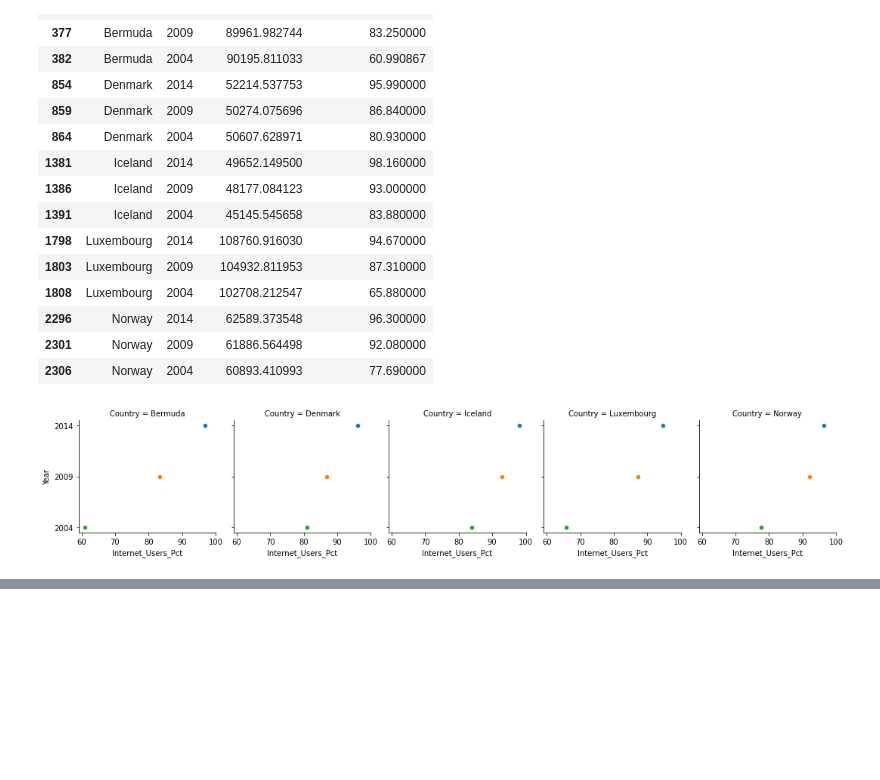
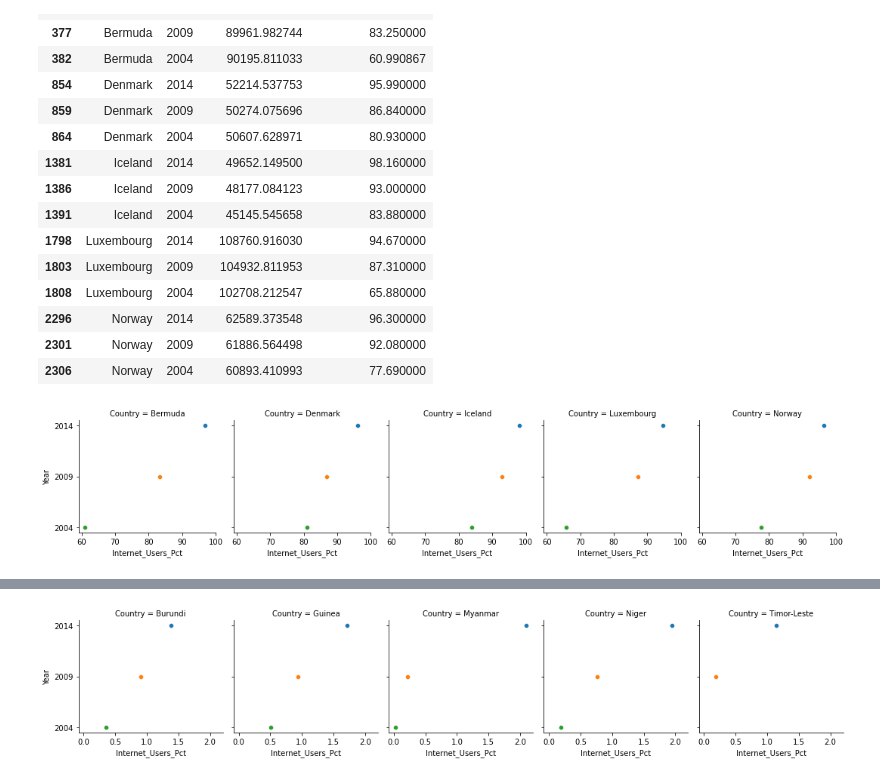
Before and after one commit to NSS-Full-Time-Data-Analytics-7/gdp-and-internet-usage-mcmitl, a Jupyter notebook: notebooks/UN_data.ipynb, the cells around one changed output, grey strips where cells are left out. Cells and saved outputs as stored; diff of their text form; code cells hidden in the pictures; blank space fills up the shorter version.

```diff
--- a/notebooks/UN_data.ipynb
+++ b/notebooks/UN_data.ipynb
@@ -294,0 +302,3 @@ g.map(sns.scatterplot, 'GDP_Per_Capita', 'Internet_Users_Pct')
+# %%
+lowest_5_internet = gdp_internet_subset.query('Country == ["Myanmar", "Guinea", "Niger", "Timor-Leste", "Burundi"]')
+lowest_5_internet
@@ -294,0 +321,5 @@ g.map(sns.scatterplot, 'GDP_Per_Capita', 'Internet_Users_Pct')
+# %%
+g = sns.FacetGrid(lowest_5_internet, col='Country', hue='Year')
+g.map_dataframe(sns.scatterplot, x="Internet_Users_Pct", y="Year");
+# %% [output]
+[figure, added]
```
Also changed, not shown: parts of 9 cells of this notebook.
